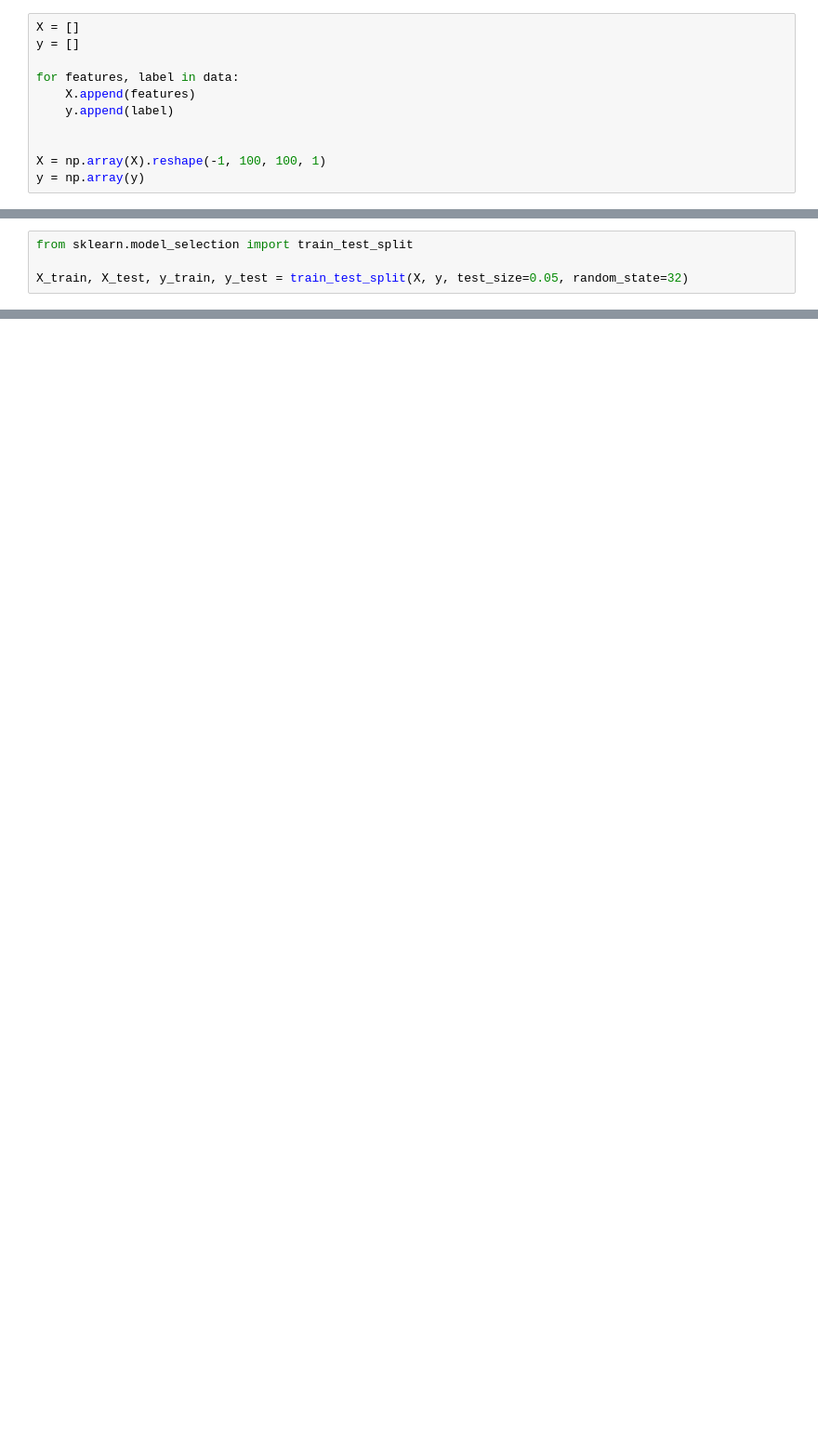
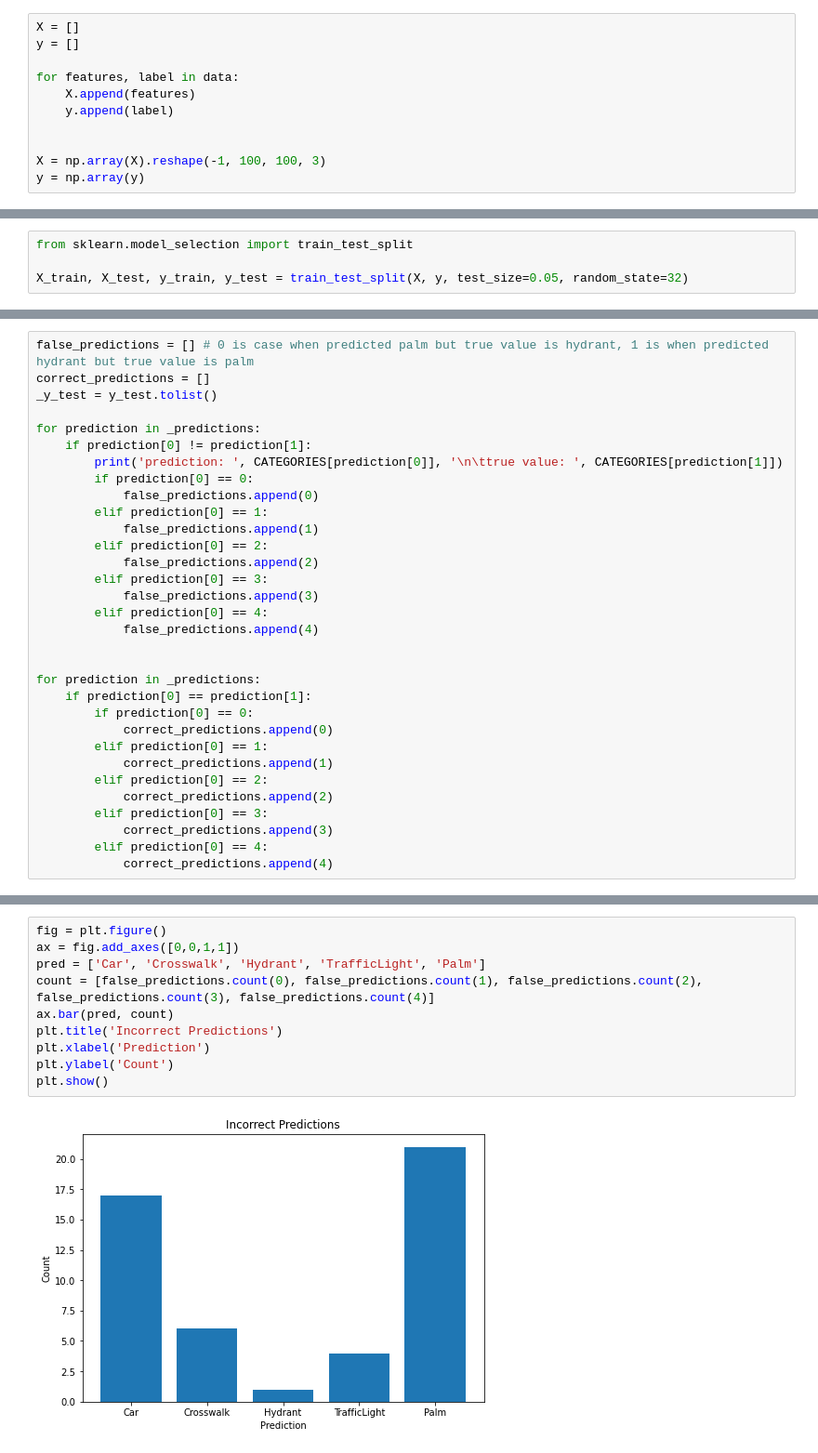
Before and after one commit to funkjo/senior_research, a Jupyter notebook: senior_research/main.ipynb, the cells around one changed output, grey strips where cells are left out. Shown: that part at 93% size. Saved outputs shown, nothing was run; the diff lists cells and outputs as text; blank space fills up the shorter version.

```diff
--- a/senior_research/main.ipynb
+++ b/senior_research/main.ipynb
@@ -97,7 +65,7 @@ for features, label in data:
     y.append(label)
 
 
-X = np.array(X).reshape(-1, 100, 100, 1)
+X = np.array(X).reshape(-1, 100, 100, 3)
 y = np.array(y)
 # %%
 print(X.shape)
@@ -144,0 +210,32 @@ Epoch 10/10
+# %%
+false_predictions = [] # 0 is case when predicted palm but true value is hydrant, 1 is when predicted hydrant but true value is palm
+correct_predictions = []
+_y_test = y_test.tolist()
+
+for prediction in _predictions:
+    if prediction[0] != prediction[1]:
+        print('prediction: ', CATEGORIES[prediction[0]], '\n\ttrue value: ', CATEGORIES[prediction[1]])
+        if prediction[0] == 0:
+            false_predictions.append(0)
+        elif prediction[0] == 1:
+            false_predictions.append(1)
+        elif prediction[0] == 2:
+            false_predictions.append(2)
+        elif prediction[0] == 3:
+            false_predictions.append(3)
+        elif prediction[0] == 4:
+            false_predictions.append(4)
+
+
+for prediction in _predictions:
+    if prediction[0] == prediction[1]:
+        if prediction[0] == 0:
+            correct_predictions.append(0)
+        elif prediction[0] == 1:
+            correct_predictions.append(1)
+        elif prediction[0] == 2:
+            correct_predictions.append(2)
+        elif prediction[0] == 3:
+            correct_predictions.append(3)
+        elif prediction[0] == 4:
+            correct_predictions.append(4)
@@ -144,0 +275,12 @@ Epoch 10/10
+# %%
+fig = plt.figure()
+ax = fig.add_axes([0,0,1,1])
+pred = ['Car', 'Crosswalk', 'Hydrant', 'TrafficLight', 'Palm']
+count = [false_predictions.count(0), false_predictions.count(1), false_predictions.count(2), false_predictions.count(3), false_predictions.count(4)]
+ax.bar(pred, count)
+plt.title('Incorrect Predictions')
+plt.xlabel('Prediction')
+plt.ylabel('Count')
+plt.show()
+# %% [output]
+[figure, added]
```
Also changed, not shown: parts of 17 cells of this notebook.
